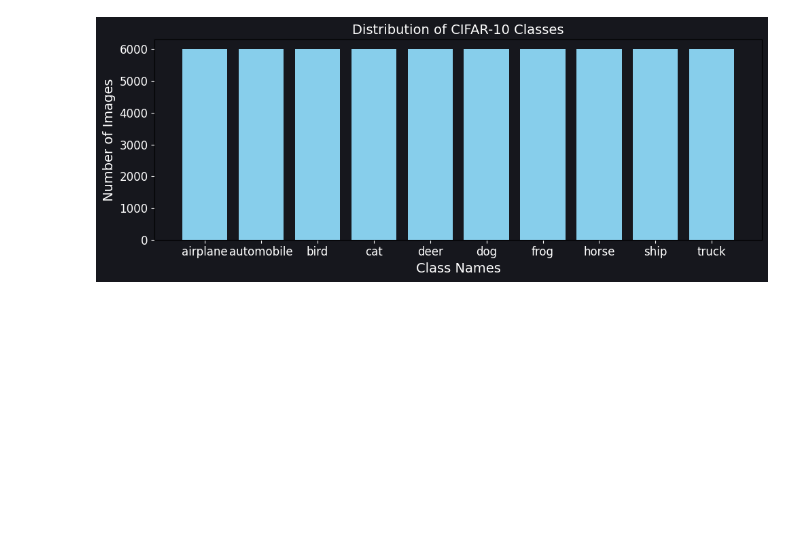
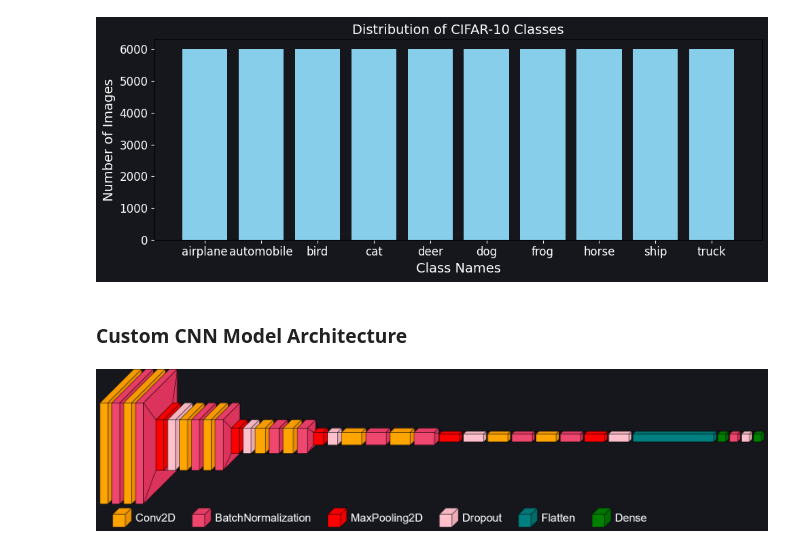
Before and after one commit to pbeles/Project-1-Group-3, a Jupyter notebook: plots/plots.ipynb, the cells around one changed output. Cells and saved outputs as stored; diff of their text form; code cells hidden in the pictures; blank space fills up the shorter version.

Commit message:
add custom cnn model architecture plot

```diff
--- a/plots/plots.ipynb
+++ b/plots/plots.ipynb
@@ -47,3 +55,74 @@ plt.tight_layout()
 plt.show()
 # %% [output]
 [figure]
+# %% [markdown]
+### Custom CNN Model Architecture
+# %%
+# Model architecture
+
+model = Sequential([
+
+Conv2D(128, (3, 3), activation = 'relu', padding = 'same', input_shape=(64, 64, 3)),
+BatchNormalization(),
+Conv2D(128, (3, 3), activation = 'relu', padding = 'same'),
+BatchNormalization(),
+MaxPooling2D((2, 2)),
+Dropout(0.2),
+
+Conv2D(128, (3, 3), activation = 'relu', padding = 'same'),
+BatchNormalization(),
+Conv2D(128, (3, 3), activation = 'relu', padding = 'same'),
+BatchNormalization(),
+MaxPooling2D((2, 2)),
+Dropout(0.3),
+
+Conv2D(256, (3, 3), activation = 'relu', padding = 'same'),
+BatchNormalization(),
+Conv2D(256, (3, 3), activation = 'relu', padding = 'same'),
+BatchNormalization(),
+MaxPooling2D((2, 2)),
+Dropout(0.4),
+
+Conv2D(512, (3, 3), activation = 'relu', padding = 'same'),
+BatchNormalization(),
+Conv2D(512, (3, 3), activation = 'relu', padding = 'same'),
+BatchNormalization(),
+MaxPooling2D((2, 2)),
+Dropout(0.5),
+
+Conv2D(512, (3, 3), activation = 'relu', padding = 'same'),
+BatchNormalization(),
+Conv2D(512, (3, 3), activation = 'relu', padding = 'same'),
+BatchNormalization(),
+MaxPooling2D((2, 2)),
+Dropout(0.5),
+
+(Flatten()),
+
+Dense(128, activation = 'relu',kernel_regularizer = l2(0.01)),
+BatchNormalization(),
+Dropout(0.5),
+Dense(10, activation = 'softmax',kernel_regularizer = l2(0.01))
+])
+
+
+# Model architecture plot
+
+visualkeras.layered_view(model)
+
+font_path = "./arial.ttf"
+font = ImageFont.truetype(font_path, 28)
+font_color = (255, 255, 255)
+
+background_color = (22, 23, 29)
+
+color_map = defaultdict(dict)
+color_map[Conv2D]['fill'] = 'orange'
+color_map[Dropout]['fill'] = 'pink'
+color_map[MaxPooling2D]['fill'] = 'red'
+color_map[Dense]['fill'] = 'green'
+color_map[Flatten]['fill'] = 'teal'
+
+visualkeras.layered_view(model, legend=True, color_map=color_map,font= font, font_color= font_color, background_fill=background_color)
+# %% [output]
+[figure, added]
```
Also changed, not shown: parts of 2 cells of this notebook.
